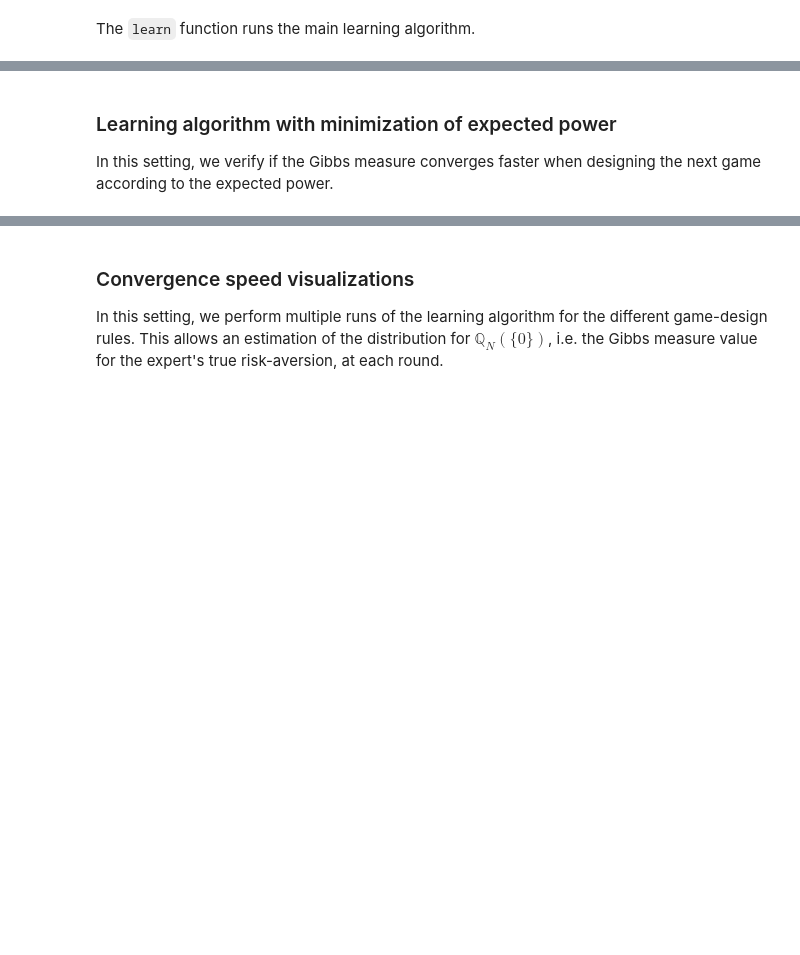
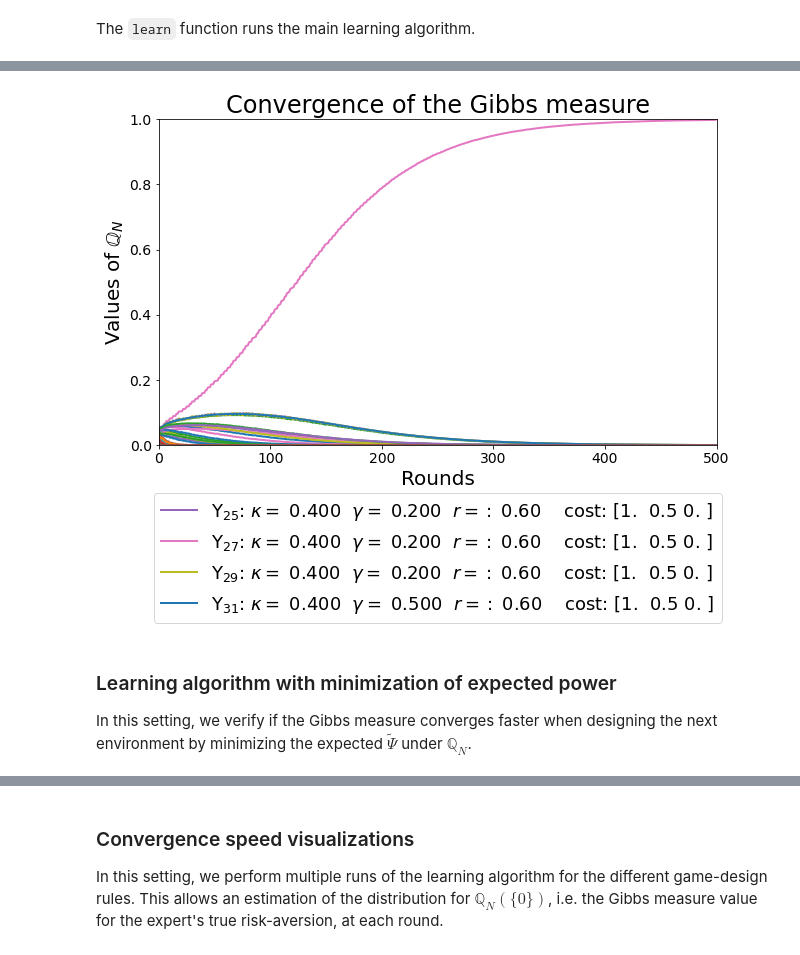
Before and after one commit to acoache/irl-for-risk-aversion, a Jupyter notebook: infinite-horizon.ipynb, the cells around one changed output, grey strips where cells are left out. Saved outputs shown, nothing was run; the diff lists cells and outputs as text; code cells hidden in the pictures; blank space fills up the shorter version.

```diff
--- a/infinite-horizon.ipynb
+++ b/infinite-horizon.ipynb
@@ -417,7 +447,7 @@ In this setting, we verify if the Gibbs measure converges faster when designing
 # %%
 np.random.seed(1234)
 gibbs = \
-    learn(games=games,
+    learn(Gs=Gs,
           V_star=V_star,
           psis=psis,
           upsilons=upsilons,
@@ -429,36 +477,35 @@ gibbs = \
 # %%
 fig, axes = plt.subplots(figsize=(10,6))
 
 # lines
 a = gibbs[len(gibbs)//2,:]
 legend = ["_nolegend_" if a[i] < np.partition(a, -4)[-4] \
                    else r"$\Upsilon_{{{:2d}}}$".format(i+1)+\
                           r": $\kappa=$ {:.3f}".format(upsilons[i][0])+ \
                           r"  $\gamma=$ {:.3f}".format(upsilons[i][1])+ \
                           r"  $r=:$ {:.2f}  ".format(upsilon[2]) + \
                           "  cost: "+ np.array_str(upsilons[i][3], precision=2) for i in range(len(a))]
 
 axes.plot(np.arange(len(gibbs)),
           gibbs,
           linewidth=2.0,
           label=legend)
 
 # aesthetics
-# axes.set_title('Convergence of the Gibbs measure', fontsize=24)
+axes.set_title('Convergence of the Gibbs measure', fontsize=24)
 axes.set_xlabel('Rounds', fontsize=20)
 axes.set_ylabel(r"Values of $\mathbb{Q}_{N}$", fontsize=20)
 axes.set_xlim(0, 500)
 axes.set_ylim(0, 1)
 axes.legend(loc=9, bbox_to_anchor=(0.5,-0.12), fontsize=18)
 axes.tick_params(axis='both', labelsize=14)
-plt.savefig("figures/largest-gibbs-infinite.pdf", transparent=False, bbox_inches='tight')
-plt.clf()
-plt.close()
-# plt.show()
+plt.show()
+# %% [output]
+[figure, added]
 # %% [markdown]
 ### Learning algorithm with minimization of expected power
 
-In this setting, we verify if the Gibbs measure converges faster when designing the next game according to the expected power.
+In this setting, we verify if the Gibbs measure converges faster when designing the next environment by minimizing the expected $\tilde{\Psi}$ under $\mathbb{Q}_{N}$.
 # %%
 np.random.seed(1234)
 gibbs = \
```
Also changed, not shown: parts of 33 cells of this notebook.
